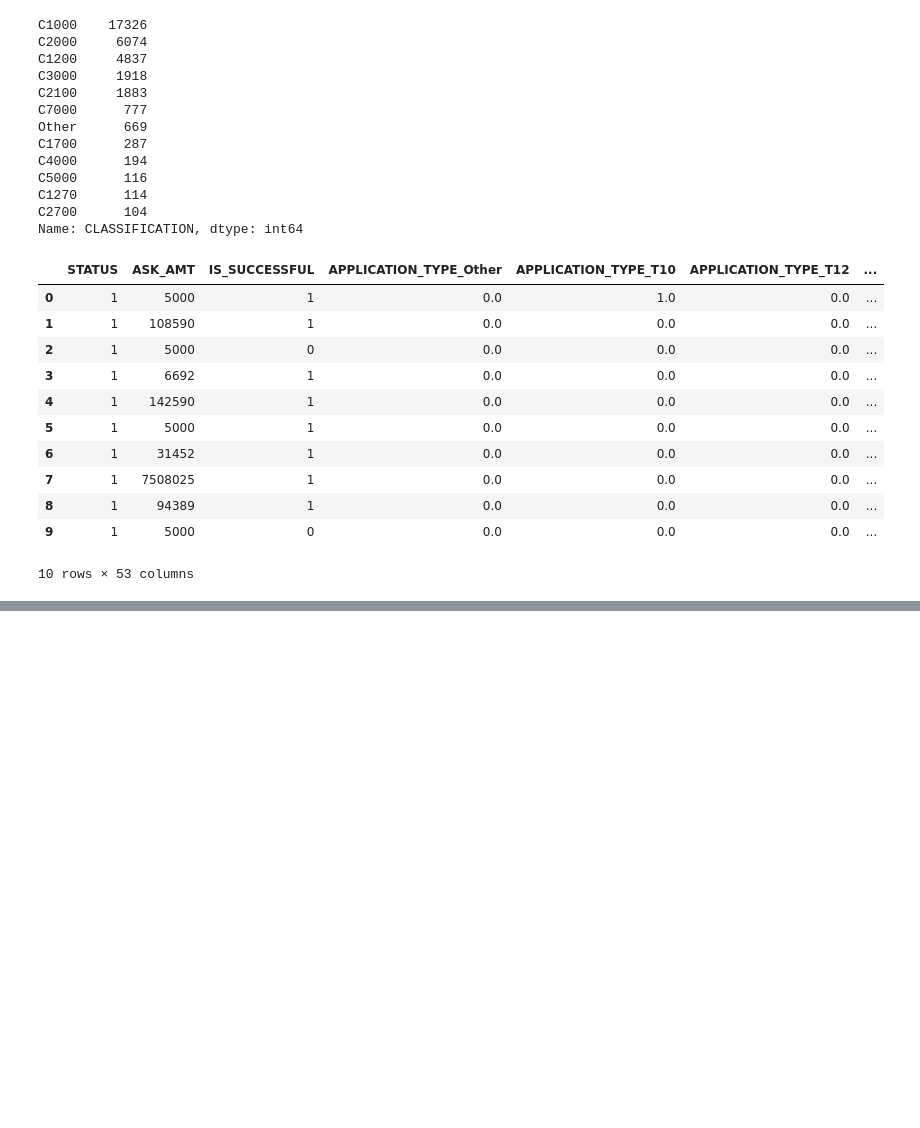
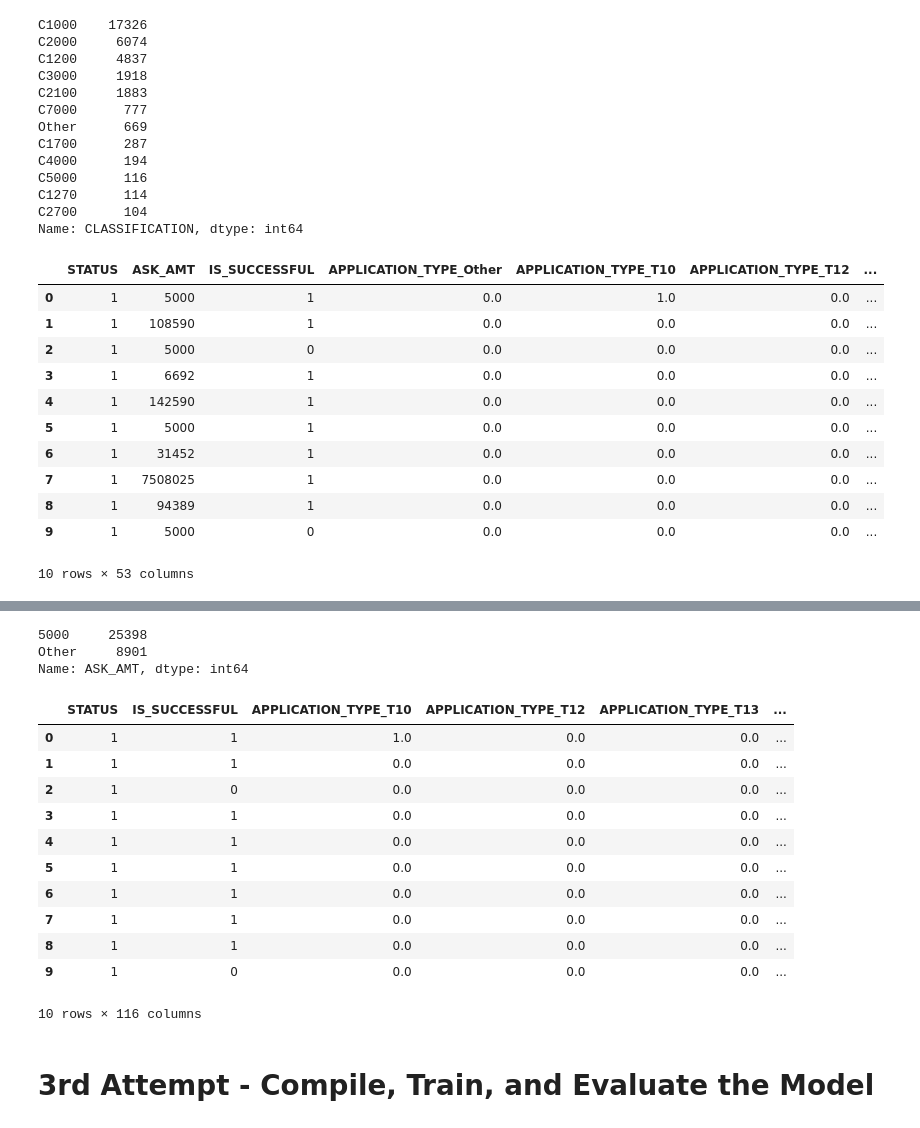
Before and after one commit to EdSpiezio-Runyon/UTSA_21_Deep-Learning-Challenge, a Jupyter notebook: deep-learning-challenge.ipynb, the cells around one changed output, grey strips where cells are left out. Cells and saved outputs as stored; diff of their text form; code cells hidden in the pictures; blank space fills up the shorter version.

```diff
--- a/deep-learning-challenge.ipynb
+++ b/deep-learning-challenge.ipynb
@@ -316,0 +671,4 @@ nn.save("Alphabet_Soup_Charity_Optimization.h5")
+# %%
+# Look at INCOME_AMT value counts for binning
+counts_income_amt_for_binning = application_df["INCOME_AMT"].value_counts()
+counts_income_amt_for_binning
@@ -316,0 +686,12 @@ nn.save("Alphabet_Soup_Charity_Optimization.h5")
+# %%
+# Choose a cutoff value and create a list of income_amt to be replaced
+# use the variable name 'income_amt_to_replace`
+income_amt_to_replace = list(counts_income_amt_for_binning[counts_income_amt_for_binning<500].index)
+income_amt_to_replace
+
+# Replace in dataframe
+for amt in income_amt_to_replace:
+    application_df['INCOME_AMT'] = application_df['INCOME_AMT'].replace(amt,"Other")
+
+# Check to make sure binning was successful
+application_df['INCOME_AMT'].value_counts()
@@ -316,0 +707,4 @@ nn.save("Alphabet_Soup_Charity_Optimization.h5")
+# %%
+# Look at ASK_AMT value counts for binning
+counts_ask_amt_for_binning = application_df["ASK_AMT"].value_counts()
+counts_ask_amt_for_binning
@@ -316,0 +740,33 @@ nn.save("Alphabet_Soup_Charity_Optimization.h5")
+# %%
+# Choose a cutoff value and create a list of ask_amt to be replaced
+# use the variable name 'ask_amt_to_replace`
+ask_amt_to_replace = list(counts_ask_amt_for_binning[counts_ask_amt_for_binning<8000].index)
+ask_amt_to_replace
+
+# Replace in dataframe
+for amt in ask_amt_to_replace:
+    application_df['ASK_AMT'] = application_df['ASK_AMT'].replace(amt,"Other")
+
+# Check to make sure binning was successful
+application_df['ASK_AMT'].value_counts()
+# %% [output]
+5000     25398
+Other     8901
+Name: ASK_AMT, dtype: int64
+# %%
+# Convert categorical data to numeric with 'pd.get_dummies`
+application_df = pd.get_dummies(application_df,dtype=float)
+application_df.head(10)
+# %% [output]
+|  | STATUS | IS_SUCCESSFUL | APPLICATION_TYPE_T10 | APPLICATION_TYPE_T12 | APPLICATION_TYPE_T13 | ... |
+| 0 | 1 | 1 | 1.0 | 0.0 | 0.0 | ... |
+| 1 | 1 | 1 | 0.0 | 0.0 | 0.0 | ... |
+| 2 | 1 | 0 | 0.0 | 0.0 | 0.0 | ... |
+| 3 | 1 | 1 | 0.0 | 0.0 | 0.0 | ... |
+| 4 | 1 | 1 | 0.0 | 0.0 | 0.0 | ... |
+| 5 | 1 | 1 | 0.0 | 0.0 | 0.0 | ... |
+| 6 | 1 | 1 | 0.0 | 0.0 | 0.0 | ... |
+| 7 | 1 | 1 | 0.0 | 0.0 | 0.0 | ... |
+| 8 | 1 | 1 | 0.0 | 0.0 | 0.0 | ... |
+| 9 | 1 | 0 | 0.0 | 0.0 | 0.0 | ... |
+10 rows × 116 columns
@@ -316,0 +790,2 @@ nn.save("Alphabet_Soup_Charity_Optimization.h5")
+# %% [markdown]
+# <b>3rd Attempt - Compile, Train, and Evaluate the Model</b>
```
Also changed, not shown: parts of 113 cells of this notebook, 10 other files.
